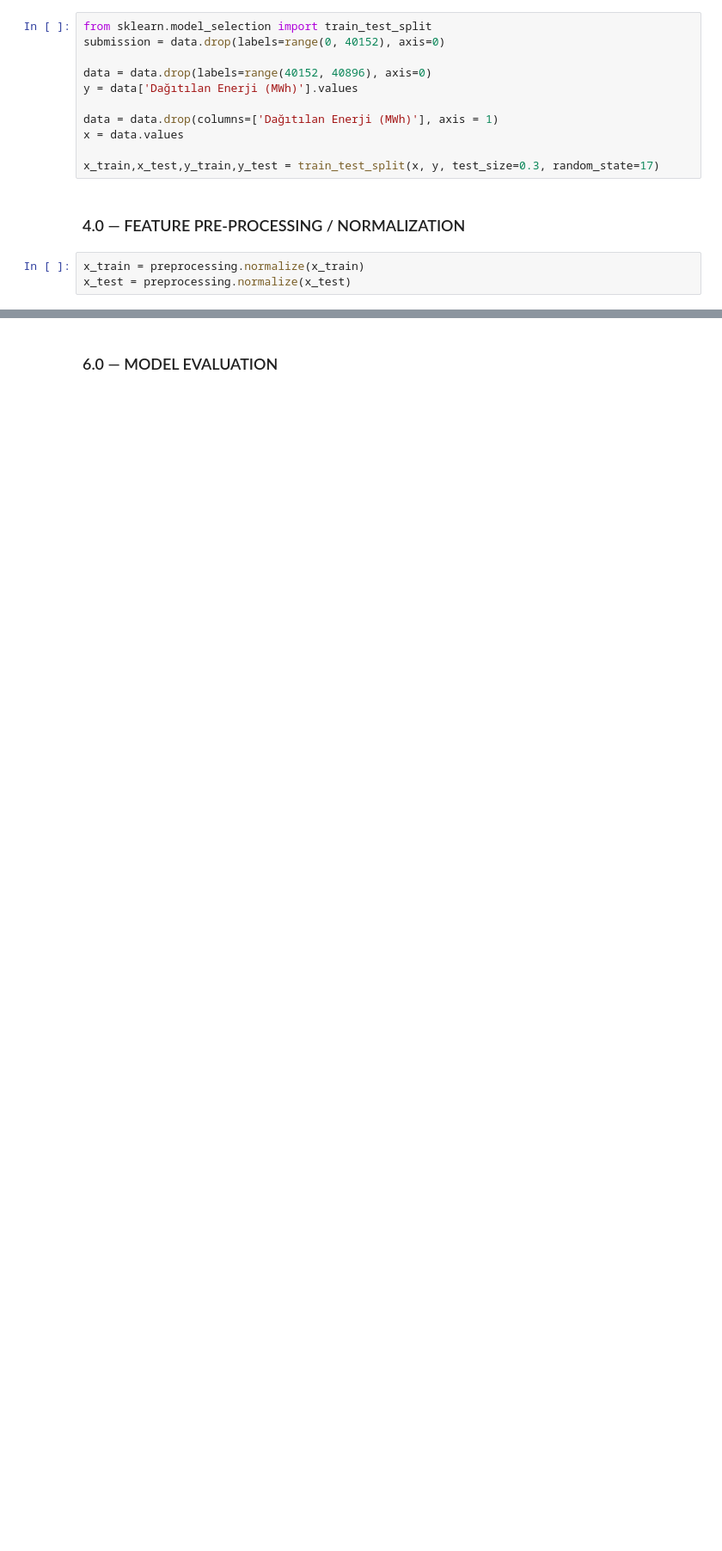
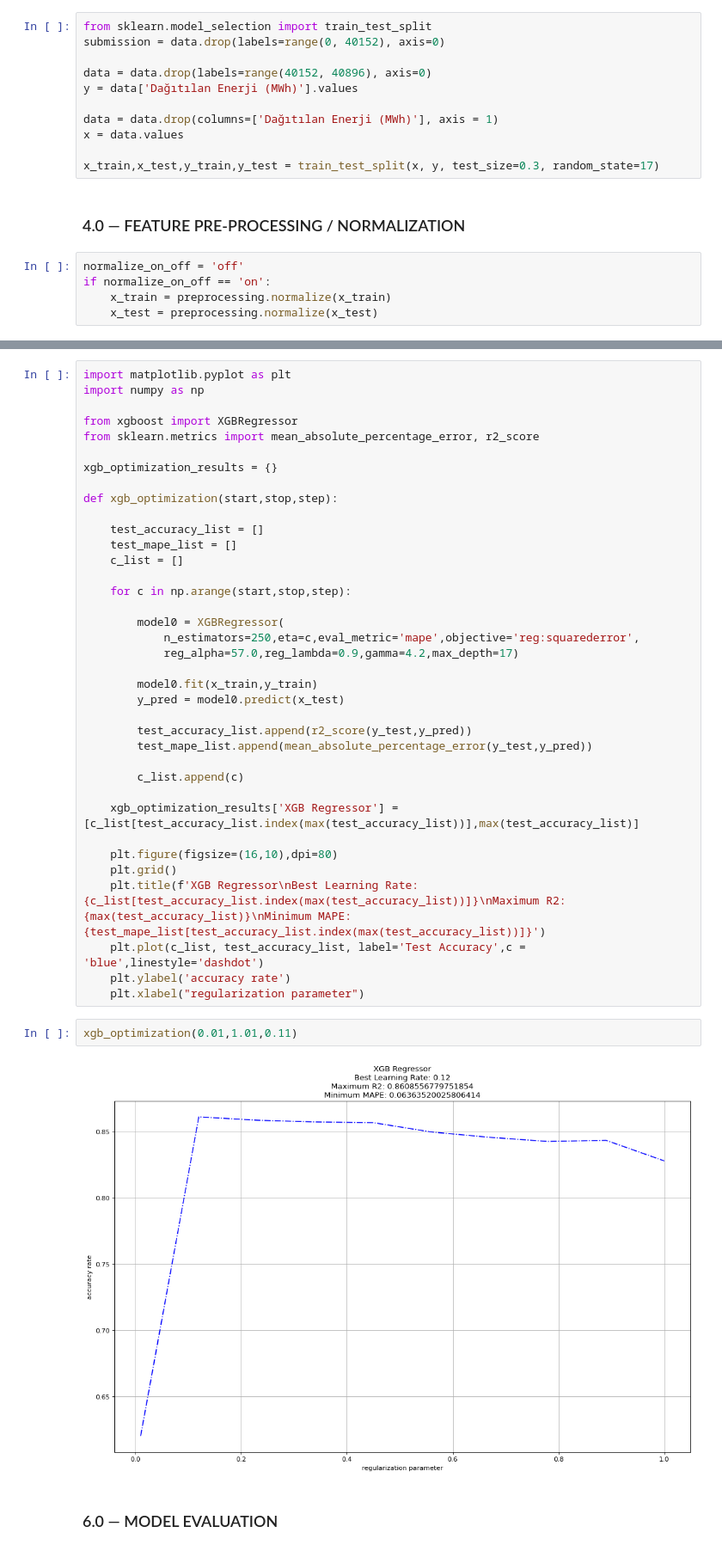
Before and after one commit to weinoose/GdzElektrikDatathon2023, a Jupyter notebook: main.ipynb, the cells around one changed output, grey strips where cells are left out. Shown at 86% size. Saved outputs shown, nothing was run; the diff lists cells and outputs as text; blank space fills up the shorter version.

```diff
--- a/main.ipynb
+++ b/main.ipynb
@@ -216,6 +218,8 @@ x_train,x_test,y_train,y_test = train_test_split(x, y, test_size=0.3, random_sta
 # %% [markdown]
 ### 4.0 — FEATURE PRE-PROCESSING / NORMALIZATION
 # %%
-x_train = preprocessing.normalize(x_train)
-x_test = preprocessing.normalize(x_test)
+normalize_on_off = 'off'
+if normalize_on_off == 'on':
+    x_train = preprocessing.normalize(x_train)
+    x_test = preprocessing.normalize(x_test)
 # %% [markdown]
@@ -237,3 +227,44 @@ print(f'5-fold Cross Validation: %{round(cross_val_score(estimator = model, X =
+# %%
+import matplotlib.pyplot as plt
+import numpy as np
+
+from xgboost import XGBRegressor
+from sklearn.metrics import mean_absolute_percentage_error, r2_score
+
+xgb_optimization_results = {}
+
+def xgb_optimization(start,stop,step):
+
+    test_accuracy_list = []
+    test_mape_list = []
+    c_list = []
+
+    for c in np.arange(start,stop,step):
+
+        model0 = XGBRegressor(
+            n_estimators=250,eta=c,eval_metric='mape',objective='reg:squarederror',
+            reg_alpha=57.0,reg_lambda=0.9,gamma=4.2,max_depth=17)
+
+        model0.fit(x_train,y_train)
+        y_pred = model0.predict(x_test)
+
+        test_accuracy_list.append(r2_score(y_test,y_pred))
+        test_mape_list.append(mean_absolute_percentage_error(y_test,y_pred))
+
+        c_list.append(c)
+
+    xgb_optimization_results['XGB Regressor'] = [c_list[test_accuracy_list.index(max(test_accuracy_list))],max(test_accuracy_list)]
+
+    plt.figure(figsize=(16,10),dpi=80)
+    plt.grid()
+    plt.title(f'XGB Regressor\nBest Learning Rate: {c_list[test_accuracy_list.index(max(test_accuracy_list))]}\nMaximum R2: {max(test_accuracy_list)}\nMinimum MAPE: {test_mape_list[test_accuracy_list.index(max(test_accuracy_list))]}')
+    plt.plot(c_list, test_accuracy_list, label='Test Accuracy',c = 'blue',linestyle='dashdot')
+    plt.ylabel('accuracy rate')
+    plt.xlabel("regularization parameter")
+# %%
+xgb_optimization(0.01,1.01,0.11)
+# %% [output]
+[figure, added]
 # %% [markdown]
 ### 6.0 — MODEL EVALUATION
 # %%
```
Also changed, not shown: parts of 5 cells of this notebook, 1 other file.
